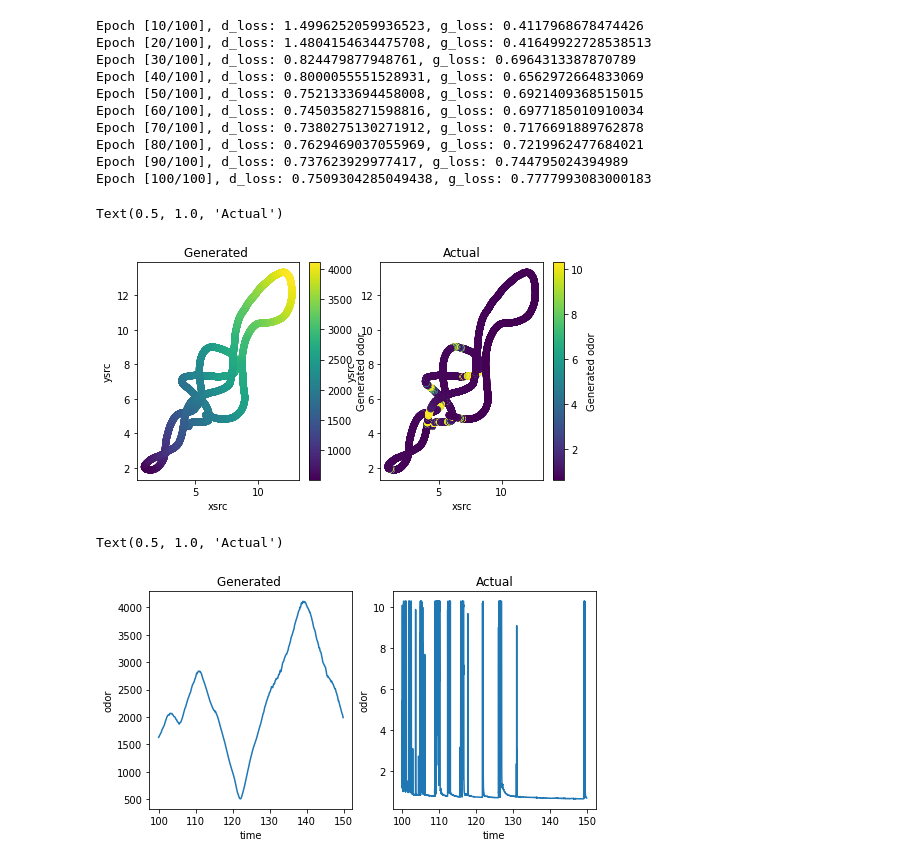
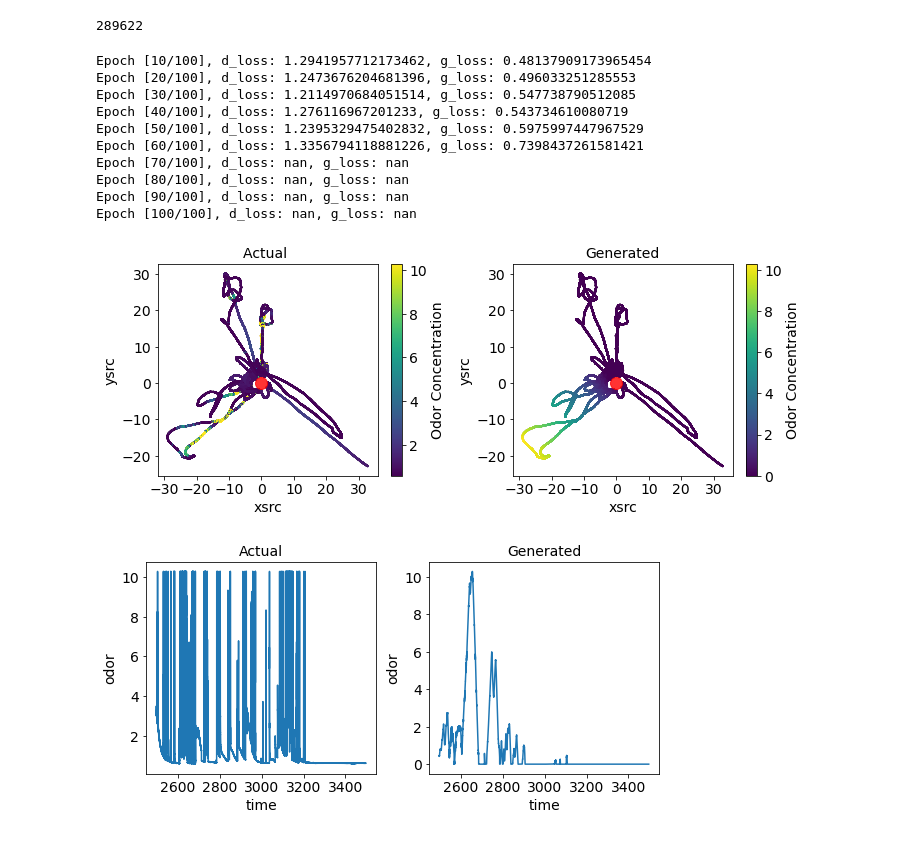
Before and after one commit to arunavanag591/plume_sim, a Jupyter notebook: ganCuda.ipynb, the cells around one changed output. Saved outputs shown, nothing was run; the diff lists cells and outputs as text; code cells hidden in the pictures.

Commit message:
puff-data-sim added

```diff
--- a/ganCuda.ipynb
+++ b/ganCuda.ipynb
@@ -80,12 +83,18 @@ class OdorDataset(Dataset):
 
         sample = self.data.iloc[idx][["xsrc", "ysrc", "odor", "corrected_u", "corrected_v"]]
         return torch.tensor(sample.values, dtype=torch.float32)
+# %%
+
+dir = '~/DataAnalysis/data/Sprints/HighRes/'
+data = pd.read_hdf(dir+'NotWindy/NotWindyMASigned.h5')
+# %%
+len(data)-1000000
+# %% [output]
+289622
 # %%
-# Load and preprocess data
-dir = '~/DataAnalysis/data/Sprints/HighRes/'
-data = pd.read_hdf(dir+'Windy/WindyMASigned.h5') # Replace with your data file
+# Replace with your data file
 
-new_data=data[:200000]
+new_data=data[:800000]
 
 dataset = OdorDataset(new_data)
 dataloader = DataLoader(dataset, batch_size=1024, shuffle=True, num_workers=4)
@@ -144,18 +153,18 @@ for epoch in range(num_epochs):
 #         generated_samples = gan.generator(fixed_noise).detach().cpu().numpy()
 #         print(generated_samples)
 # %% [output]
-Epoch [10/100], d_loss: 1.4996252059936523, g_loss: 0.4117968678474426
-Epoch [20/100], d_loss: 1.4804154634475708, g_loss: 0.41649922728538513
-Epoch [30/100], d_loss: 0.824479877948761, g_loss: 0.6964313387870789
-Epoch [40/100], d_loss: 0.8000055551528931, g_loss: 0.6562972664833069
-Epoch [50/100], d_loss: 0.7521333694458008, g_loss: 0.6921409368515015
-Epoch [60/100], d_loss: 0.7450358271598816, g_loss: 0.6977185010910034
-Epoch [70/100], d_loss: 0.7380275130271912, g_loss: 0.7176691889762878
-Epoch [80/100], d_loss: 0.7629469037055969, g_loss: 0.7219962477684021
-Epoch [90/100], d_loss: 0.737623929977417, g_loss: 0.744795024394989
-Epoch [100/100], d_loss: 0.7509304285049438, g_loss: 0.7777993083000183
+Epoch [10/100], d_loss: 1.2941957712173462, g_loss: 0.48137909173965454
+Epoch [20/100], d_loss: 1.2473676204681396, g_loss: 0.496033251285553
+Epoch [30/100], d_loss: 1.2114970684051514, g_loss: 0.547738790512085
+Epoch [40/100], d_loss: 1.276116967201233, g_loss: 0.543734610080719
+Epoch [50/100], d_loss: 1.2395329475402832, g_loss: 0.5975997447967529
+Epoch [60/100], d_loss: 1.3356794118881226, g_loss: 0.7398437261581421
+Epoch [70/100], d_loss: nan, g_loss: nan
+Epoch [80/100], d_loss: nan, g_loss: nan
+Epoch [90/100], d_loss: nan, g_loss: nan
+Epoch [100/100], d_loss: nan, g_loss: nan
 # %%
-t_data=data[20000:30000]
+t_data=data[500000:700000]
 
 test_data = torch.tensor([
     t_data.xsrc.values,
@@ -175,39 +186,48 @@ generated_odor_np = generated_odor.detach().cpu().numpy()
 # %%
 # Get xsrc and ysrc values
 xsrc_values = t_data.xsrc.values
 ysrc_values = t_data.ysrc.values
 
-f,(ax1,ax2)=plt.subplots(1,2,figsize=(8,4))
+f,(ax1,ax2)=plt.subplots(1,2,figsize=(10,4))
 # Create a scatter plot
-v1 = ax1.scatter(xsrc_values, ysrc_values, c=generated_odor_np, cmap='viridis', marker='o')
-f.colorbar(v1, label='Generated odor',ax=ax1)
+v1 = ax1.scatter(xsrc_values, ysrc_values, c=t_data.odor, cmap='viridis', marker='o',  s=1)
+f.colorbar(v1, label='Odor Concentration',ax=ax1)
 ax1.set_xlabel('xsrc')
 ax1.set_ylabel('ysrc')
-ax1.set_title('Generated ')
+ax1.set_title('Actual ')
+ax1.plot(0,0,marker='o',  c='#ff0000', markersize=12, alpha=0.8, rasterized=True)
+mpl_functions.set_fontsize(ax1,14)
 
 
-v2 = ax2.scatter(xsrc_values, ysrc_values, c=t_data.odor, cmap='viridis', marker='o')
-f.colorbar(v2, label='Generated odor',ax=ax2)
+v2 = ax2.scatter(xsrc_values, ysrc_values, c=generated_odor_np, cmap='viridis', marker='o',  s=1)
+f.colorbar(v2, label='Odor Concentration',ax=ax2)
 ax2.set_xlabel('xsrc')
 ax2.set_ylabel('ysrc')
-ax2.set_title('Actual')
+ax2.set_title('Generated')
+ax2.plot(0,0,marker='o',  c='#ff0000', markersize=12, alpha=0.8, rasterized=True)
+mpl_functions.set_fontsize(ax2,14)
+
+
+f.tight_layout(pad=1)
+f.savefig('../Figure/research2/gan1.jpeg', dpi=300, bbox_inches = "tight")
 # %% [output]
-Text(0.5, 1.0, 'Actual')
-[figure, old version]
+[figure, new version]
 # %%
 f,(ax1,ax2)=plt.subplots(1,2,figsize=(8,4))
 # Create a scatter plot
-ax1.plot(t_data.time, generated_odor_np)
+ax1.plot(t_data.time, t_data.odor)
 ax1.set_xlabel('time')
 ax1.set_ylabel('odor')
-ax1.set_title('Generated ')
+ax1.set_title('Actual')
+mpl_functions.set_fontsize(ax1,14)
 
-
-ax2.plot(t_data.time, t_data.odor)
-
+ax2.plot(t_data.time,x )
 ax2.set_xlabel('time')
 ax2.set_ylabel('odor')
-ax2.set_title('Actual')
+ax2.set_title('Generated')
+mpl_functions.set_fontsize(ax2,14)
+
+f.tight_layout(pad=1)
+f.savefig('../Figure/research2/gan221.jpeg', dpi=300, bbox_inches = "tight")
 # %% [output]
-Text(0.5, 1.0, 'Actual')
-[figure, old version]
+[figure, new version]
```
Also changed, not shown: parts of 4 cells of this notebook, 1 other file.
